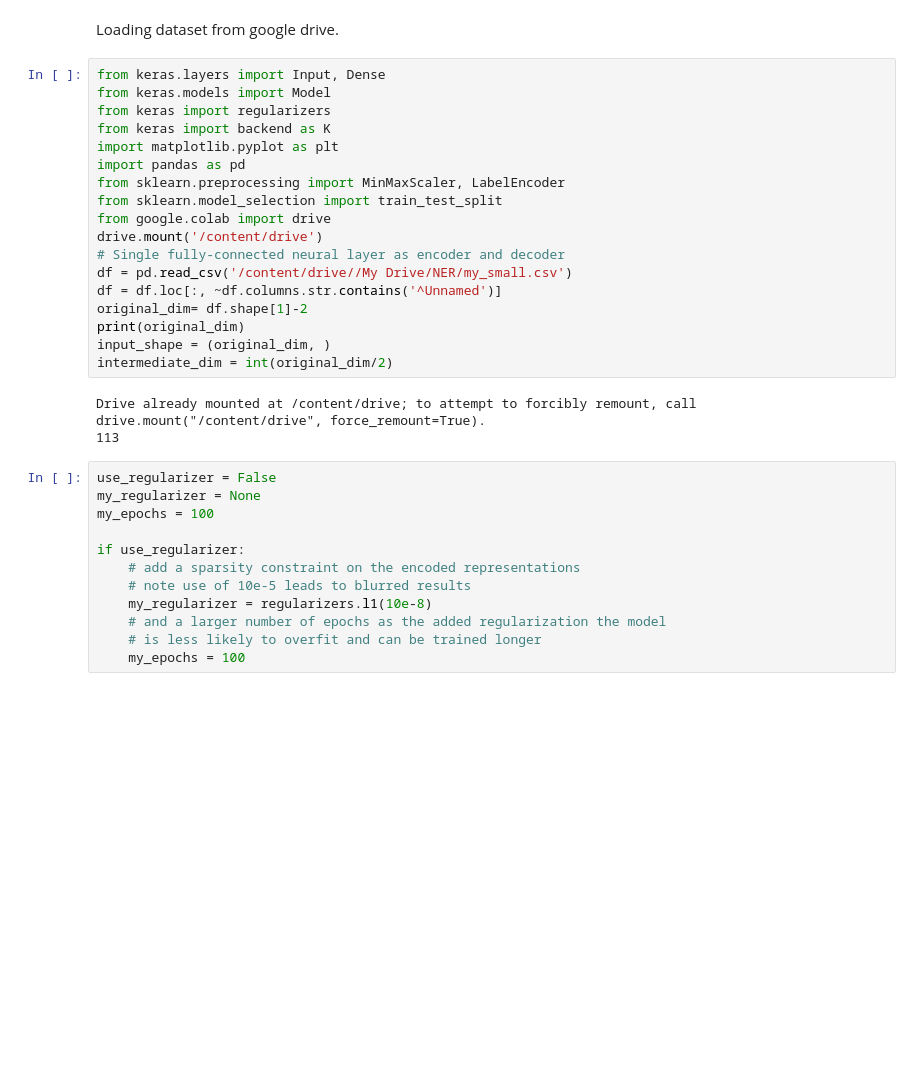
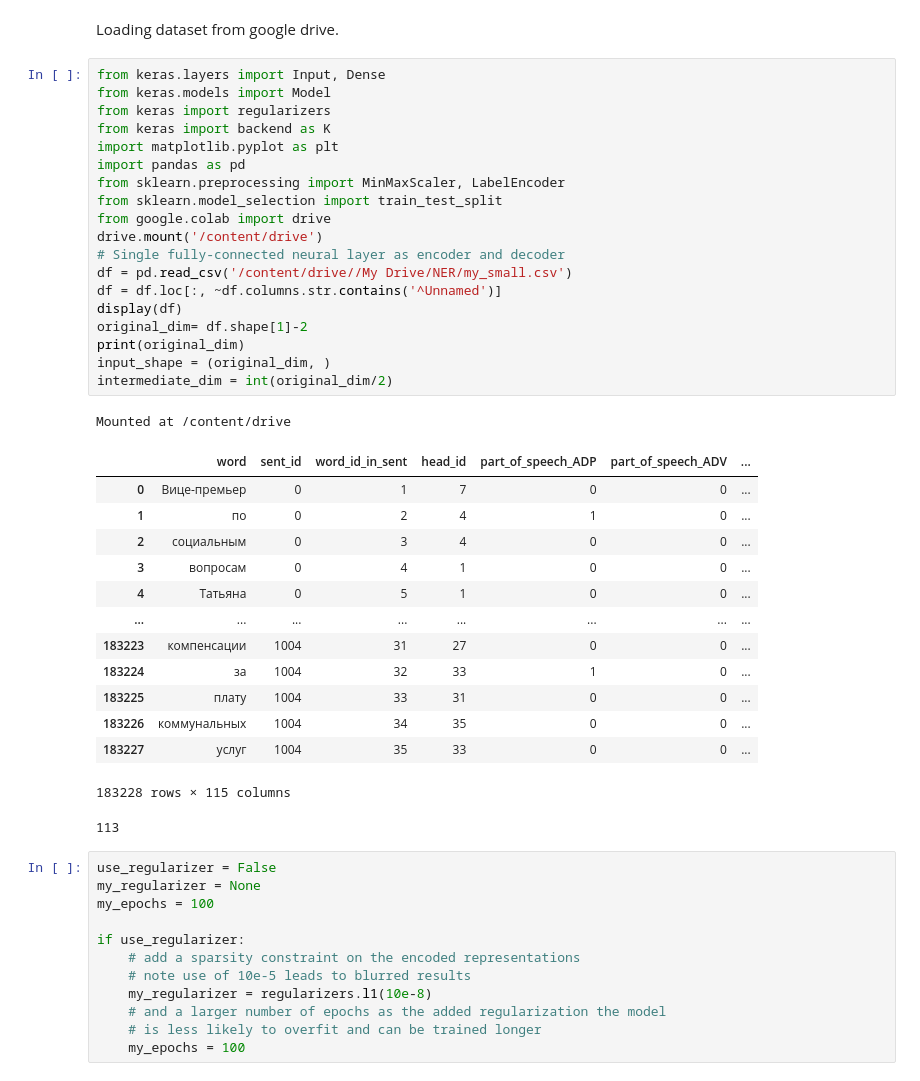
Before and after one commit to toshi47/NER, a Jupyter notebook: simple_autoencoder_test.ipynb, the cells around one changed output. Cells and saved outputs as stored; diff of their text form; blank space fills up the shorter version.

```diff
--- a/simple_autoencoder_test.ipynb
+++ b/simple_autoencoder_test.ipynb
@@ -7,24 +7,38 @@ Loading dataset from google drive.
 # %%
 from keras.layers import Input, Dense
 from keras.models import Model
 from keras import regularizers
 from keras import backend as K
 import matplotlib.pyplot as plt
 import pandas as pd
 from sklearn.preprocessing import MinMaxScaler, LabelEncoder
 from sklearn.model_selection import train_test_split
 from google.colab import drive
 drive.mount('/content/drive')
 # Single fully-connected neural layer as encoder and decoder
 df = pd.read_csv('/content/drive//My Drive/NER/my_small.csv')
 df = df.loc[:, ~df.columns.str.contains('^Unnamed')]
+display(df)
 original_dim= df.shape[1]-2
 print(original_dim)
 input_shape = (original_dim, )
 intermediate_dim = int(original_dim/2)
 # %% [output]
-Drive already mounted at /content/drive; to attempt to forcibly remount, call drive.mount("/content/drive", force_remount=True).
-113
+Mounted at /content/drive
+|  | word | sent_id | word_id_in_sent | head_id | part_of_speech_ADP | part_of_speech_ADV | ... |
+| 0 | Вице-премьер | 0 | 1 | 7 | 0 | 0 | ... |
+| 1 | по | 0 | 2 | 4 | 1 | 0 | ... |
+| 2 | социальным | 0 | 3 | 4 | 0 | 0 | ... |
+| 3 | вопросам | 0 | 4 | 1 | 0 | 0 | ... |
+| 4 | Татьяна | 0 | 5 | 1 | 0 | 0 | ... |
+| ... | ... | ... | ... | ... | ... | ... | ... |
+| 183223 | компенсации | 1004 | 31 | 27 | 0 | 0 | ... |
+| 183224 | за | 1004 | 32 | 33 | 1 | 0 | ... |
+| 183225 | плату | 1004 | 33 | 31 | 0 | 0 | ... |
+| 183226 | коммунальных | 1004 | 34 | 35 | 0 | 0 | ... |
+| 183227 | услуг | 1004 | 35 | 33 | 0 | 0 | ... |
+183228 rows × 115 columns
+113
 # %%
 use_regularizer = False
 my_regularizer = None
```
Also changed, not shown: parts of 10 cells of this notebook.
